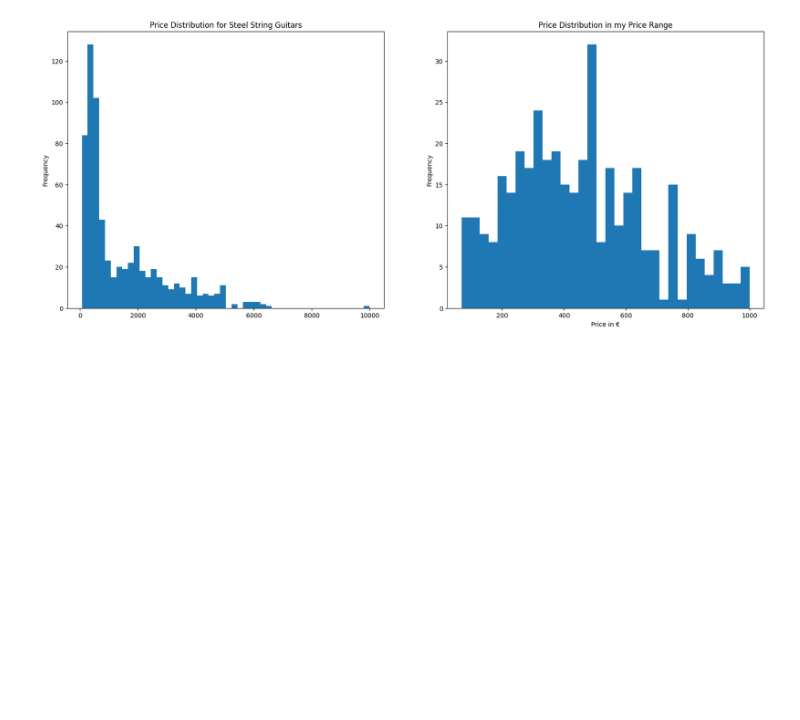
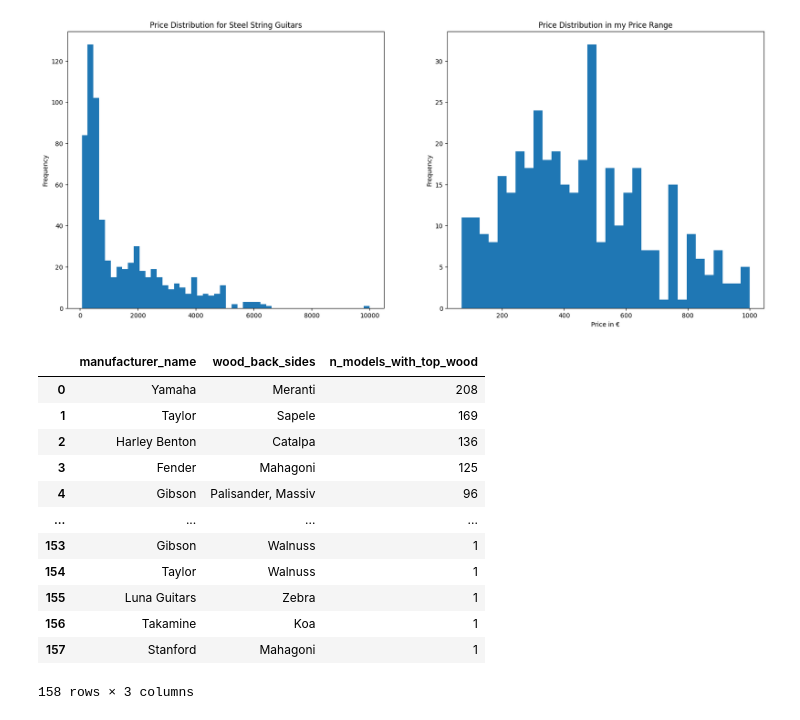
Before and after one commit to DeltiKron/guitar_scraping, a Jupyter notebook: notebooks/analysis_from_db.ipynb, the cells around one changed output. Drawn from its saved outputs; the diff is of its cells as text; code cells hidden in the pictures; blank space fills up the shorter version.

```diff
--- a/notebooks/analysis_from_db.ipynb
+++ b/notebooks/analysis_from_db.ipynb
@@ -134,3 +134,23 @@ axes[1].set_xlabel(r"Price in €")
 # %% [output]
 Text(0.5, 0, 'Price in €')
 [figure]
+# %%
+from guitar_scraping.analysis.questions import run_query
+
+
+df = run_query("select manufacturer_name, wood_back_sides, count(*) as n_models_with_top_wood from guitar_info group by wood_top, manufacturer_name order by n_models_with_top_wood desc ")
+df
+# %% [output]
+|  | manufacturer_name | wood_back_sides | n_models_with_top_wood |
+| 0 | Yamaha | Meranti | 208 |
+| 1 | Taylor | Sapele | 169 |
+| 2 | Harley Benton | Catalpa | 136 |
+| 3 | Fender | Mahagoni | 125 |
+| 4 | Gibson | Palisander, Massiv | 96 |
+| ... | ... | ... | ... |
+| 153 | Gibson | Walnuss | 1 |
+| 154 | Taylor | Walnuss | 1 |
+| 155 | Luna Guitars | Zebra | 1 |
+| 156 | Takamine | Koa | 1 |
+| 157 | Stanford | Mahagoni | 1 |
+158 rows × 3 columns
```
Also changed, not shown: parts of 1 cell of this notebook, 8 other files.
